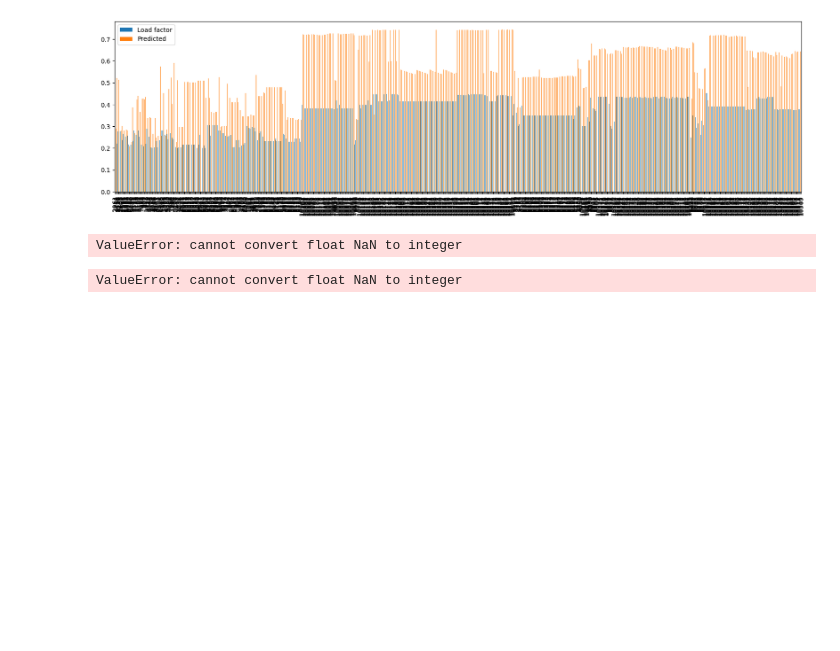
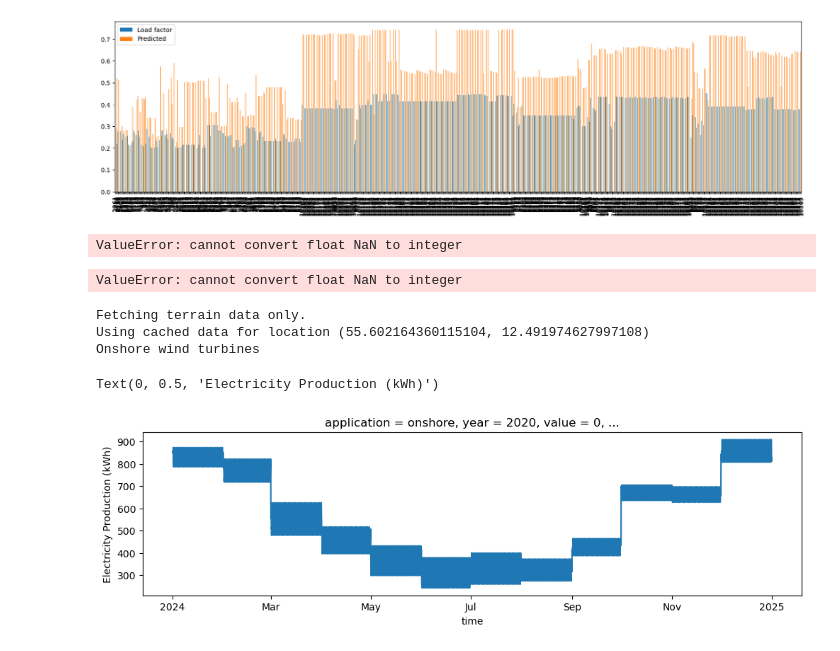
Before and after one commit to Laboratory-for-Energy-Systems-Analysis/windisch, a Jupyter notebook: dev/electricity_production.ipynb, the cells around one changed output. Cells and saved outputs as stored; diff of their text form; code cells hidden in the pictures; blank space fills up the shorter version.

```diff
--- a/dev/electricity_production.ipynb
+++ b/dev/electricity_production.ipynb
@@ -240,3 +228,38 @@ ax.set_ylim(0, None)
 plt.show()
 # %% [output]
 ValueError: cannot convert float NaN to integer
+# %%
+from windisch import *
+import numpy as np
+import xarray as xr
+#update_input_parameters()
+tip = TurbinesInputParameters()
+tip.static()
+_, array = fill_xarray_from_input_parameters(
+    tip,
+    scope={"year": [2020, ],}
+)
+array = array.interp(size=np.linspace(100, 16000, 11), kwargs={"fill_value": "extrapolate"},)
+fp = "extra data/era5_mean_2013-2022_month_by_hour_corrected.nc"
+#fp = "/Users/kalenajonsson/Desktop/SemesterProject/Code/windisch_folder/dev/era5_mean_2013-2022_month_by_hour.nc"
+
+wt = WindTurbineModel(
+    array,
+    location=(55.602164360115104, 12.491974627997108),
+    wind_data=xr.open_dataset(fp),
+    #country="DK"
+)
+wt.set_all()
+# %% [output]
+Fetching terrain data only.
+Using cached data for location (55.602164360115104, 12.491974627997108)
+Onshore wind turbines
+# %%
+import matplotlib.pyplot as plt
+wt.annual_electricity_production.sel(
+    application="onshore", year=2020, size=1690
+).plot(figsize=(12, 3),)
+plt.ylabel("Electricity Production (kWh)")
+# %% [output]
+Text(0, 0.5, 'Electricity Production (kWh)')
+[figure, added]
```
Also changed, not shown: parts of 5 cells of this notebook, 23 other files.
